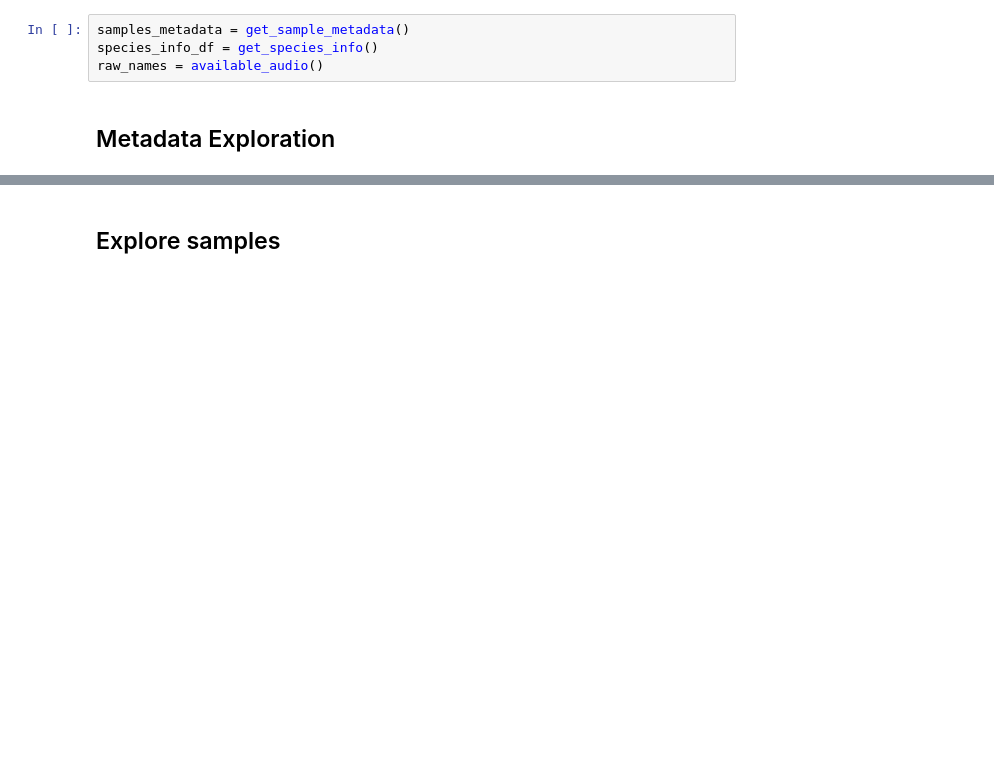
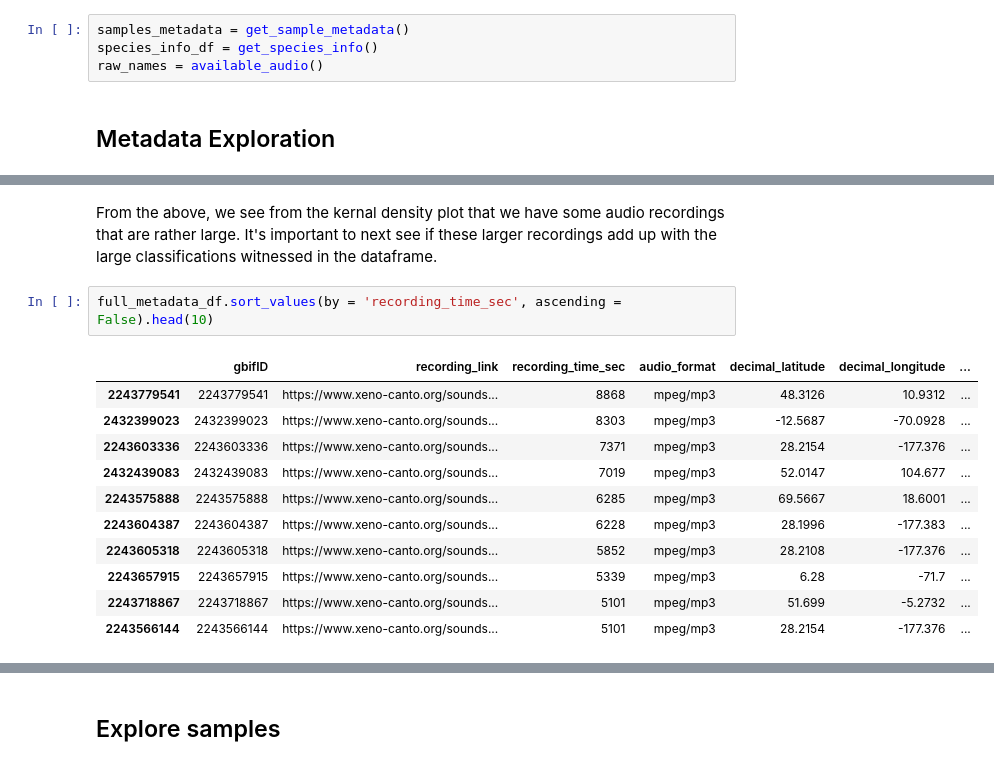
Before and after one commit to AlxSp/songbird, a Jupyter notebook: chris_inspecting.ipynb, the cells around one changed output, grey strips where cells are left out. Cells and saved outputs as stored; diff of their text form; blank space fills up the shorter version.

```diff
--- a/chris_inspecting.ipynb
+++ b/chris_inspecting.ipynb
@@ -169,0 +252,16 @@ Index(['common_name', 'scientific_name', 'genus_key', 'forefront_recordings',
+# %% [markdown]
+From the above, we see from the kernal density plot that we have some audio recordings that are rather large. It's important to next see if these larger recordings add up with the large classifications witnessed in the dataframe.
+# %%
+full_metadata_df.sort_values(by = 'recording_time_sec', ascending = False).head(10)
+# %% [output]
+|  | gbifID | recording_link | recording_time_sec | audio_format | decimal_latitude | decimal_longitude | ... |
+| 2243779541 | 2243779541 | https://www.xeno-canto.org/sounds... | 8868 | mpeg/mp3 | 48.3126 | 10.9312 | ... |
+| 2432399023 | 2432399023 | https://www.xeno-canto.org/sounds... | 8303 | mpeg/mp3 | -12.5687 | -70.0928 | ... |
+| 2243603336 | 2243603336 | https://www.xeno-canto.org/sounds... | 7371 | mpeg/mp3 | 28.2154 | -177.376 | ... |
+| 2432439083 | 2432439083 | https://www.xeno-canto.org/sounds... | 7019 | mpeg/mp3 | 52.0147 | 104.677 | ... |
+| 2243575888 | 2243575888 | https://www.xeno-canto.org/sounds... | 6285 | mpeg/mp3 | 69.5667 | 18.6001 | ... |
+| 2243604387 | 2243604387 | https://www.xeno-canto.org/sounds... | 6228 | mpeg/mp3 | 28.1996 | -177.383 | ... |
+| 2243605318 | 2243605318 | https://www.xeno-canto.org/sounds... | 5852 | mpeg/mp3 | 28.2108 | -177.376 | ... |
+| 2243657915 | 2243657915 | https://www.xeno-canto.org/sounds... | 5339 | mpeg/mp3 | 6.28 | -71.7 | ... |
+| 2243718867 | 2243718867 | https://www.xeno-canto.org/sounds... | 5101 | mpeg/mp3 | 51.699 | -5.2732 | ... |
+| 2243566144 | 2243566144 | https://www.xeno-canto.org/sounds... | 5101 | mpeg/mp3 | 28.2154 | -177.376 | ... |
```
Also changed, not shown: parts of 18 cells of this notebook.
